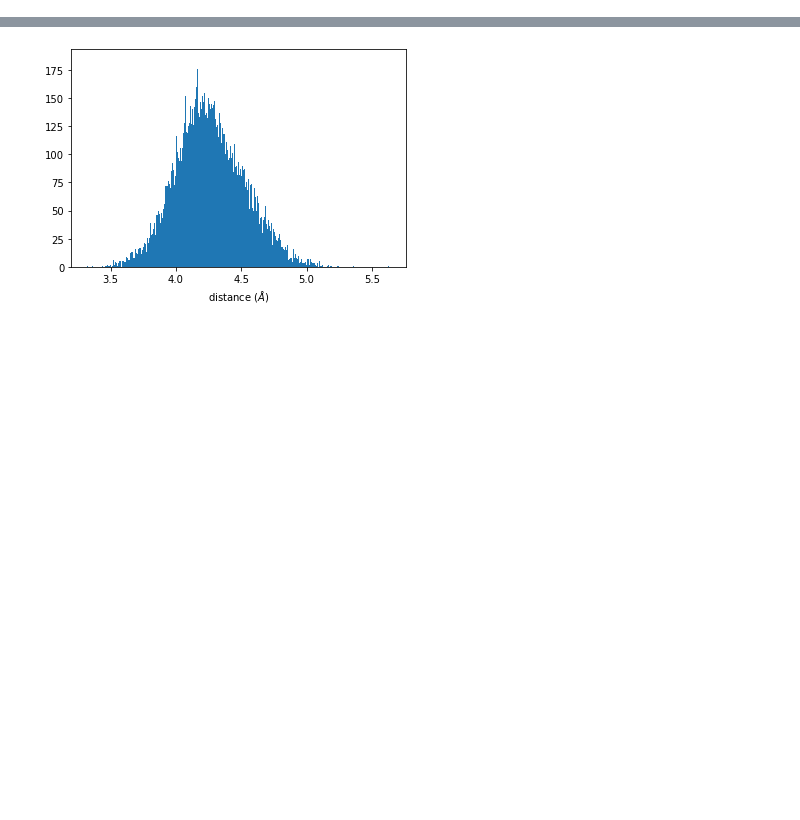
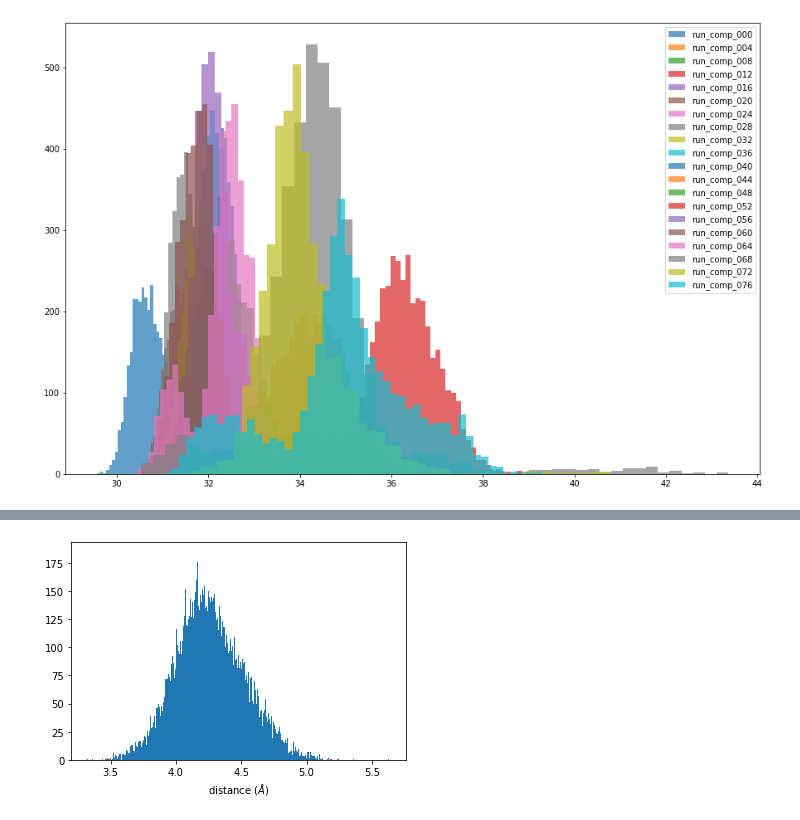
Before and after one commit to hengma1001/biophys_analysis, a Jupyter notebook: traj_analysis/distance.ipynb, the cells around one changed output, grey strips where cells are left out. Cells and saved outputs as stored; diff of their text form; code cells hidden in the pictures; blank space fills up the shorter version.

Commit message:
modified distance module

```diff
--- a/traj_analysis/distance.ipynb
+++ b/traj_analysis/distance.ipynb
@@ -17,18 +11,0 @@ traj_files = sorted(glob.glob('../../md_runs/input_00*/prod_md/mdcrd'))
-# %%
-rmsd_profs = []
-actr_sel = 'protein and name CA and resnum 1-47'
-ncbd_sel = 'protein and name CA and resnum 48-106'
-ref_traj = mda.Universe(ref_pdb)
-dist_profs = []
-for traj_file, pdb_file in zip(traj_files, pdb_files):
-    mda_traj = mda.Universe(pdb_file, traj_file, format='NC')
-#     print("Loaded strcture and run distance map ")
-    ncbd_traj = mda_traj.select_atoms(ncbd_sel)
-    actr_traj = mda_traj.select_atoms(actr_sel)
-    dist = []
-    for ts in tqdm(mda_traj.trajectory):
-        dist_map = distances.distance_array(ncbd_traj.positions, actr_traj.positions, box=ncbd_traj.dimensions)
-        dist.append([ts.time, np.min(dist_map)])
-    dist_profs += [dist]
-
-dist_profs = np.array(dist_profs)
@@ -48,0 +100,10 @@ plt.savefig('dist.pdf')
+# %%
+fig, ax = plt.subplots(figsize=(15,10))
+n_traj = 0
+
+for i, row in df.iterrows():
+    _ = ax.hist(row['dist'], bins=50, label=row['sys_name'], alpha=.7)
+plt.legend()
+plt.savefig('dist_hist.pdf')
+# %% [output]
+[figure, added]
```
Also changed, not shown: parts of 10 cells of this notebook, 1 other file.
